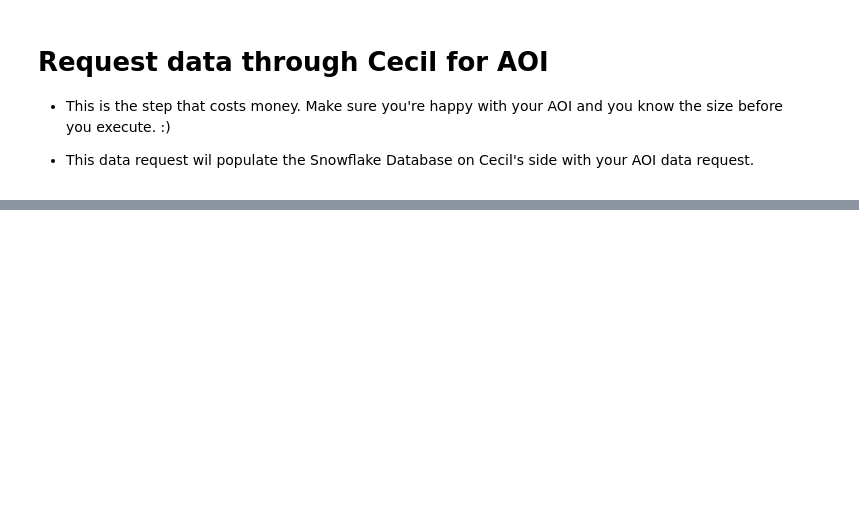
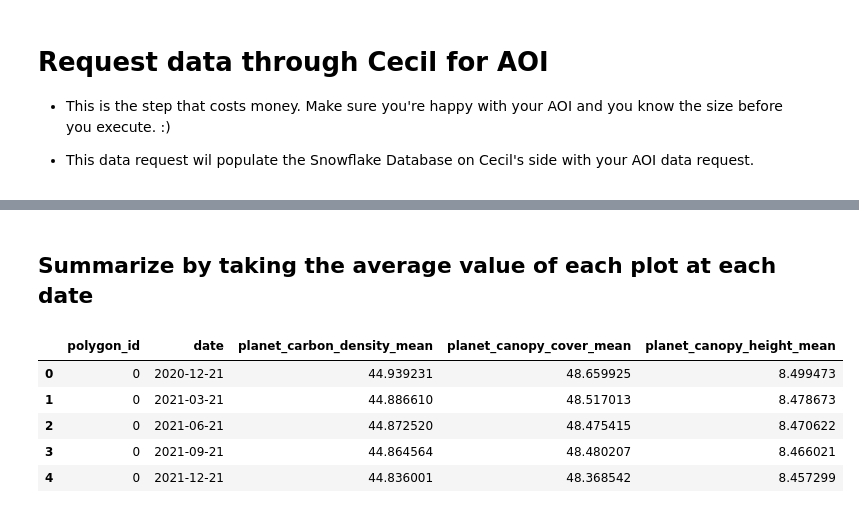
Before and after one commit to rumble-up/cecil-tutorials, a Jupyter notebook: 1_Request_AOI_from_Cecil_timeline.ipynb, the cells around one changed output, grey strips where cells are left out. Drawn from its saved outputs; the diff is of its cells as text; code cells hidden in the pictures; blank space fills up the shorter version.

```diff
--- a/1_Request_AOI_from_Cecil_timeline.ipynb
+++ b/1_Request_AOI_from_Cecil_timeline.ipynb
@@ -145,0 +177,6 @@ df.head(2)
+# %%
+df = df.sort_values(by='date')
+print(f"There are {df['date'].nunique()} different dates available.")
+print("Min date:", min(df['date']))
+print("Max date:", max(df['date']))
+df['date'].unique()
@@ -145,0 +223,9 @@ df.head(2)
+# %%
+#Convert to a GeoDataFrame using the x and y coordinates to create point geometries
+
+gdf = gpd.GeoDataFrame(df, geometry=gpd.points_from_xy(df['x'], df['y'], crs="EPSG:4326"))
+gdf = gdf.set_crs(epsg=4326) # Set the coordinate reference system to WGS 84 (EPSG:4326)
+
+# Drop rows with NaN values in the specified columns
+gdf = gdf.dropna(subset=['aboveground_live_carbon_density', 'canopy_cover', 'canopy_height'])
+gdf.info()
@@ -145,0 +250,3 @@ df.head(2)
+# %%
+#Simplify gdf to only the columns we want to plot
+gdf = gdf[['date', 'aboveground_live_carbon_density', 'canopy_cover', 'canopy_height', 'geometry']]
@@ -145,0 +268,8 @@ df.head(2)
+# %%
+# Perform spatial join to label each point in gdf with the polygon_id from polygons
+gdf = gpd.sjoin(gdf, polygons[['polygon_id', 'geometry']], how='left', predicate='within')
+
+# Drop the index_right column added by sjoin for clarity
+gdf = gdf.drop(columns=['index_right'])
+
+gdf.head(2)
@@ -145,0 +280,24 @@ df.head(2)
+# %% [markdown]
+## Summarize by taking the average value of each plot at each date
+# %%
+planet_timeline = (gdf.groupby(['polygon_id', 'date'], observed=True)
+          .agg({'aboveground_live_carbon_density': 'mean',
+                'canopy_cover': 'mean',
+                'canopy_height': 'mean'
+                })
+         .rename(columns={
+             'aboveground_live_carbon_density': 'planet_carbon_density_mean',
+                'canopy_cover': 'planet_canopy_cover_mean',
+                'canopy_height': 'planet_canopy_height_mean'
+         })
+        .reset_index()
+        .sort_values(by=['polygon_id', 'date'])
+    )
+planet_timeline.head()
+# %% [output]
+|  | polygon_id | date | planet_carbon_density_mean | planet_canopy_cover_mean | planet_canopy_height_mean |
+| 0 | 0 | 2020-12-21 | 44.939231 | 48.659925 | 8.499473 |
+| 1 | 0 | 2021-03-21 | 44.886610 | 48.517013 | 8.478673 |
+| 2 | 0 | 2021-06-21 | 44.872520 | 48.475415 | 8.470622 |
+| 3 | 0 | 2021-09-21 | 44.864564 | 48.480207 | 8.466021 |
+| 4 | 0 | 2021-12-21 | 44.836001 | 48.368542 | 8.457299 |
```
Also changed, not shown: parts of 15 cells of this notebook.
